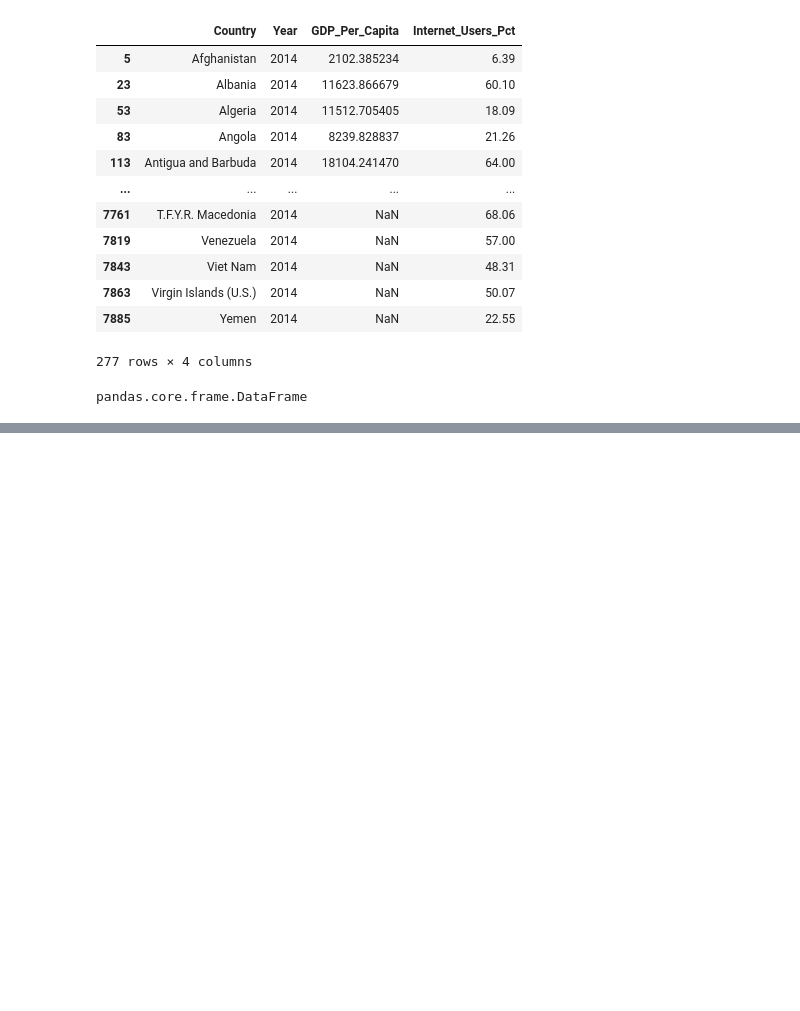
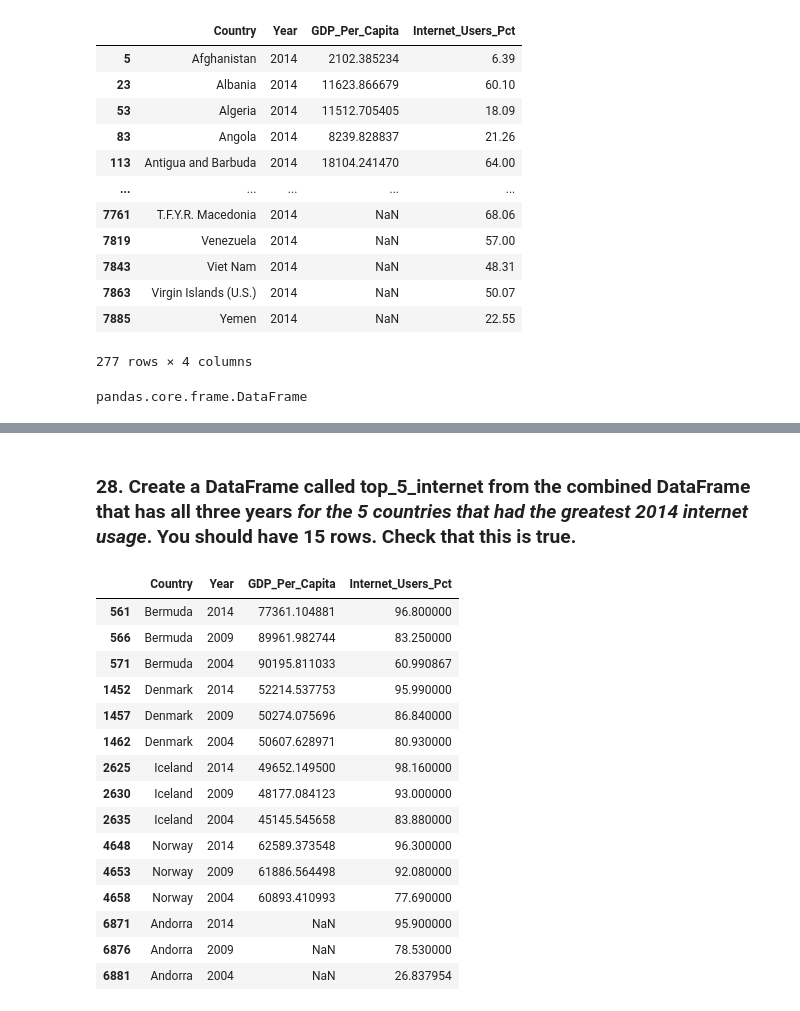
Before and after one commit to PatrickAtwater/gdp_-and_internet-PatrickAtwater, a Jupyter notebook: UN_Dataset.ipynb, the cells around one changed output, grey strips where cells are left out. Saved outputs shown, nothing was run; the diff lists cells and outputs as text; code cells hidden in the pictures; blank space fills up the shorter version.

```diff
--- a/UN_Dataset.ipynb
+++ b/UN_Dataset.ipynb
@@ -240,0 +364,23 @@ pandas.core.frame.DataFrame
+# %% [markdown]
+### 28.	Create a DataFrame called top_5_internet **from the combined DataFrame that has all three years _for the 5 countries that had the greatest 2014 internet usage_**. You should have 15 rows. Check that this is true.
+# %%
+top_5 = ['Iceland', 'Bermuda', 'Norway', 'Denmark', 'Andorra']
+top_5_internet = gdp_and_internet_use_subset.loc[gdp_and_internet_use_subset['Country'].isin(top_5)]
+top_5_internet
+# %% [output]
+|  | Country | Year | GDP_Per_Capita | Internet_Users_Pct |
+| 561 | Bermuda | 2014 | 77361.104881 | 96.800000 |
+| 566 | Bermuda | 2009 | 89961.982744 | 83.250000 |
+| 571 | Bermuda | 2004 | 90195.811033 | 60.990867 |
+| 1452 | Denmark | 2014 | 52214.537753 | 95.990000 |
+| 1457 | Denmark | 2009 | 50274.075696 | 86.840000 |
+| 1462 | Denmark | 2004 | 50607.628971 | 80.930000 |
+| 2625 | Iceland | 2014 | 49652.149500 | 98.160000 |
+| 2630 | Iceland | 2009 | 48177.084123 | 93.000000 |
+| 2635 | Iceland | 2004 | 45145.545658 | 83.880000 |
+| 4648 | Norway | 2014 | 62589.373548 | 96.300000 |
+| 4653 | Norway | 2009 | 61886.564498 | 92.080000 |
+| 4658 | Norway | 2004 | 60893.410993 | 77.690000 |
+| 6871 | Andorra | 2014 | NaN | 95.900000 |
+| 6876 | Andorra | 2009 | NaN | 78.530000 |
+| 6881 | Andorra | 2004 | NaN | 26.837954 |
```
Also changed, not shown: parts of 31 cells of this notebook.
